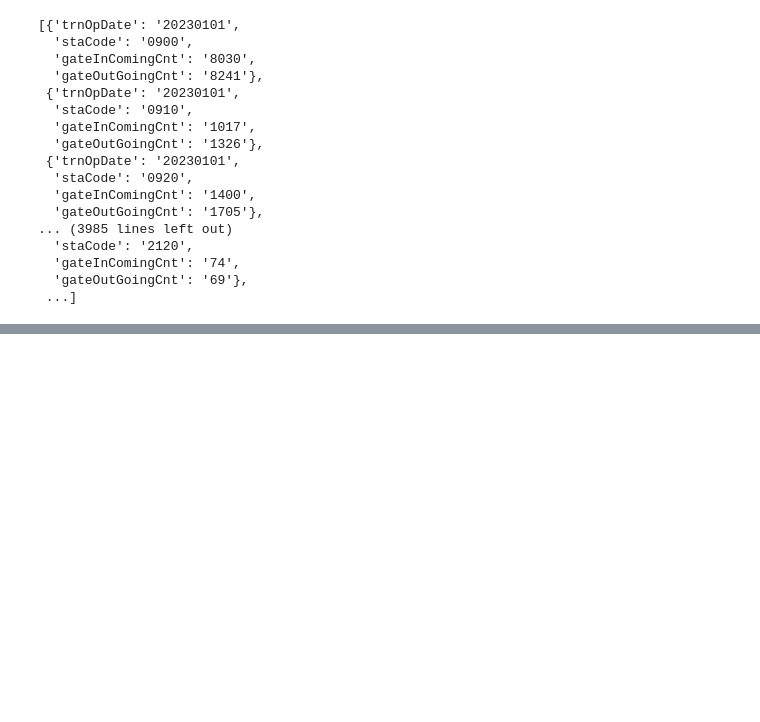
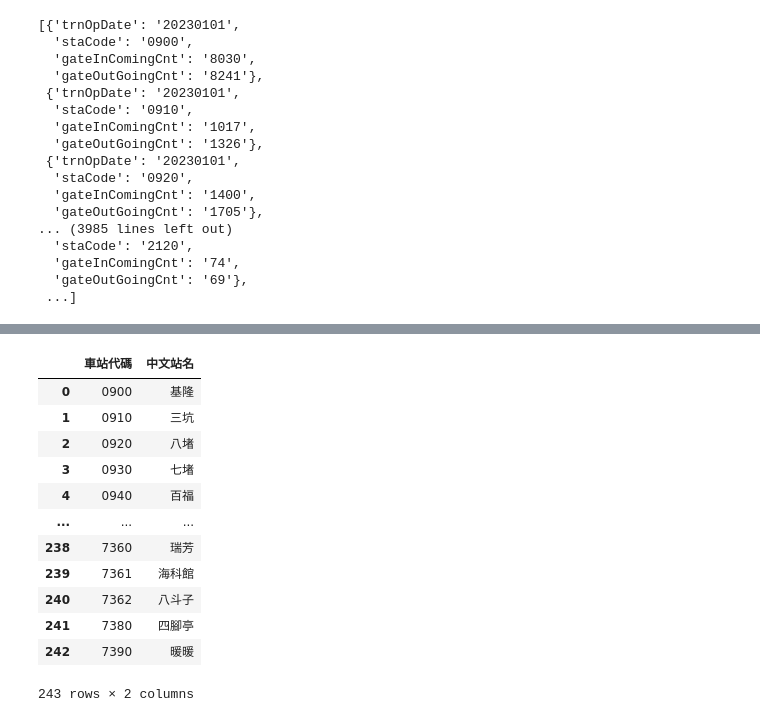
Before and after one commit to babynn520/Python2023new, a Jupyter notebook: lesson17_3.ipynb, the cells around one changed output, grey strips where cells are left out. Cells and saved outputs as stored; diff of their text form; code cells hidden in the pictures; blank space fills up the shorter version.

```diff
--- a/lesson17_3.ipynb
+++ b/lesson17_3.ipynb
@@ -49,0 +78,18 @@ NameError: name 'sites' is not defined
+# %%
+site_info_df = pd.DataFrame(site_info,columns=["stationCode","stationName"])
+site_info_df.columns = ["車站代碼","中文站名"]
+site_info_df
+# %% [output]
+|  | 車站代碼 | 中文站名 |
+| 0 | 0900 | 基隆 |
+| 1 | 0910 | 三坑 |
+| 2 | 0920 | 八堵 |
+| 3 | 0930 | 七堵 |
+| 4 | 0940 | 百福 |
+| ... | ... | ... |
+| 238 | 7360 | 瑞芳 |
+| 239 | 7361 | 海科館 |
+| 240 | 7362 | 八斗子 |
+| 241 | 7380 | 四腳亭 |
+| 242 | 7390 | 暖暖 |
+243 rows × 2 columns
```
Also changed, not shown: parts of 10 cells of this notebook.
